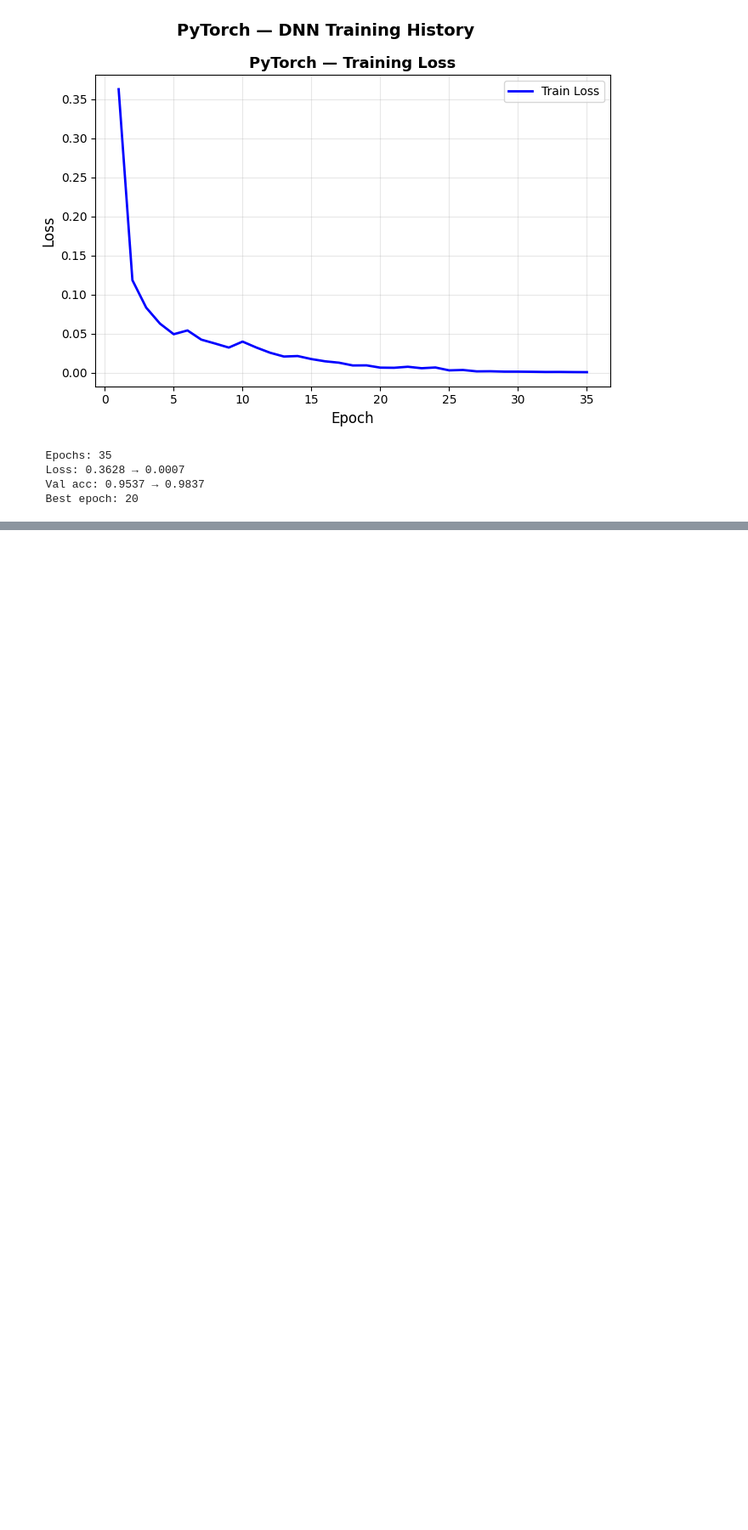
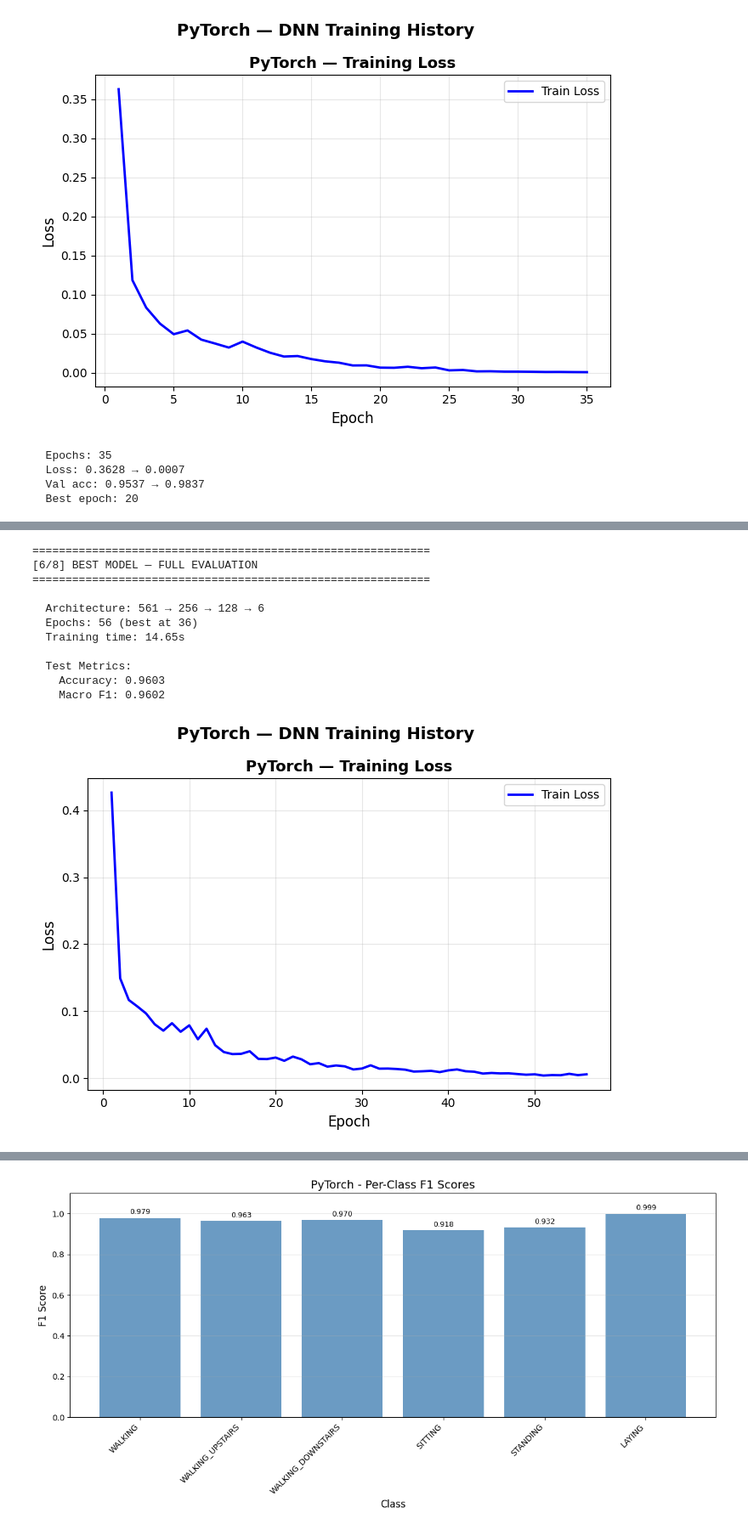
Before and after one commit to GoudyMT/ml-framework-comparison, a Jupyter notebook: PyTorch/09-dnn/pipeline.ipynb, the cells around one changed output, grey strips where cells are left out. Shown at 85% size. Saved outputs shown, nothing was run; the diff lists cells and outputs as text; code cells hidden in the pictures; blank space fills up the shorter version.

```diff
--- a/PyTorch/09-dnn/pipeline.ipynb
+++ b/PyTorch/09-dnn/pipeline.ipynb
@@ -241,0 +527,55 @@ print(f"  Best epoch: {history_base['best_epoch']}")
+# %%
+# Step 6: Retrain best architecture (256-128) with full evaluation
+print("=" * 60)
+print("[6/8] BEST MODEL — FULL EVALUATION")
+print("=" * 60)
+
+torch.manual_seed(RANDOM_STATE)
+torch.cuda.reset_peak_memory_stats()
+
+best_model = RegularizedDNN(561, (256, 128), N_CLASSES, dropout=0.3).to(device)
+
+with track_performance(gpu=True) as perf:
+    h_best = train_regularized(best_model, train_loader, X_val, y_val,
+                                n_epochs=200, patience=20)
+    torch.cuda.synchronize()
+
+best_model.eval()
+with torch.no_grad():
+    y_pred = best_model(X_test).argmax(dim=1).cpu().numpy()
+
+metrics = evaluate_classifier(y_test_np, y_pred)
+
+n_params = sum(p.numel() for p in best_model.parameters())
+
+print(f"\n  Architecture: 561 → 256 → 128 → 6")
+print(f"  Epochs: {len(h_best['train_loss'])} (best at {h_best['best_epoch']})")
+print(f"  Training time: {perf['time']:.2f}s")
+print(f"\n  Test Metrics:")
+print(f"    Accuracy: {metrics['accuracy']:.4f}")
+print(f"    Macro F1: {metrics['macro_f1']:.4f}")
+
+# Training history
+plot_training_history(h_best, FRAMEWORK,
+                      save_path=f'{RESULTS_DIR}/training_history_best.png')
+
+# Confusion matrix
+plot_confusion_matrix_multiclass(y_test_np, y_pred, ACTIVITY_NAMES, FRAMEWORK,
+                                  save_path=f'{RESULTS_DIR}/confusion_matrix.png')
+
+# Per-class F1
+plot_per_class_f1(y_test_np, y_pred, ACTIVITY_NAMES, FRAMEWORK,
+                   save_path=f'{RESULTS_DIR}/per_class_f1.png')
+# %% [output]
+============================================================
+[6/8] BEST MODEL — FULL EVALUATION
+============================================================
+
+  Architecture: 561 → 256 → 128 → 6
+  Epochs: 56 (best at 36)
+  Training time: 14.65s
+
+  Test Metrics:
+    Accuracy: 0.9603
+    Macro F1: 0.9602
+[figure, added]
@@ -241,0 +583 @@ print(f"  Best epoch: {history_base['best_epoch']}")
+[figure, added]
```
Also changed, not shown: parts of 5 cells of this notebook, 6 other files.
